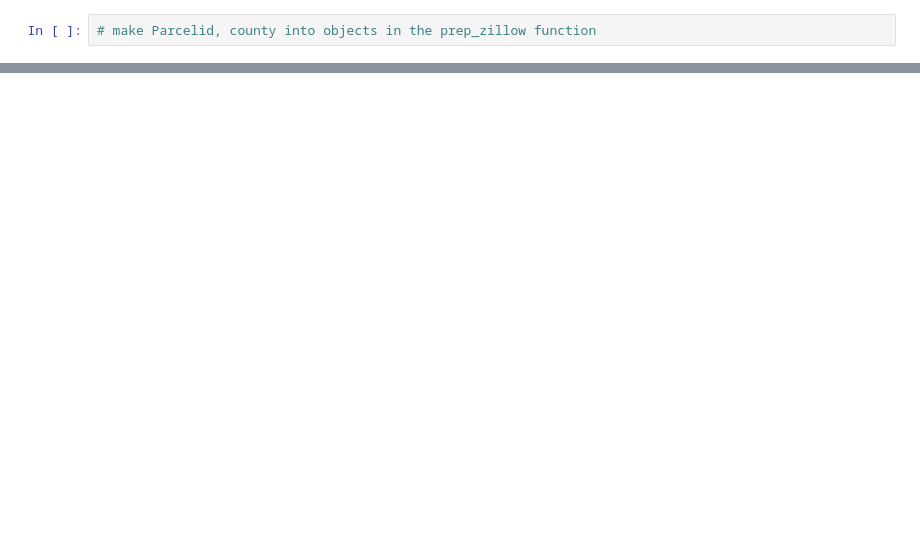
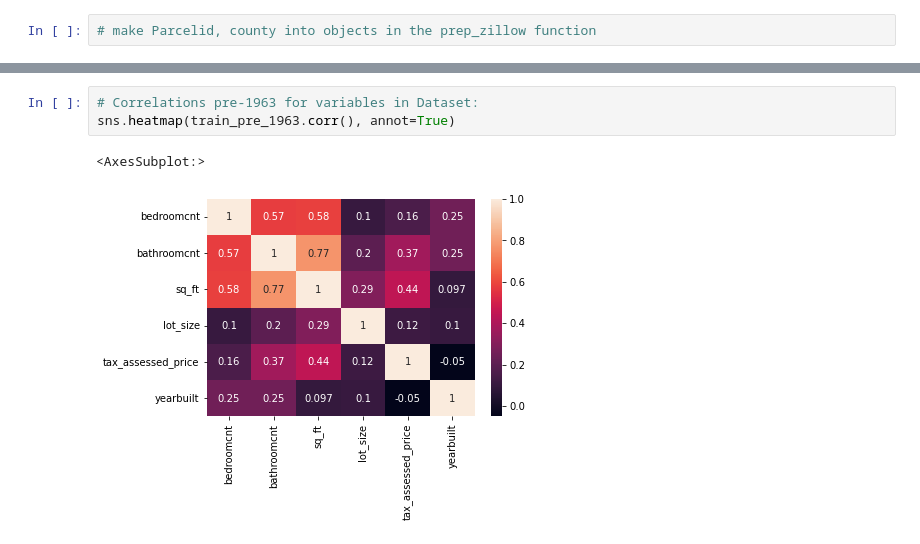
Before and after one commit to fred-lindsey/projects, a Jupyter notebook: zillow_home_price_predictor/scratch_notebook_and_MVP.ipynb, the cells around one changed output, grey strips where cells are left out. Cells and saved outputs as stored; diff of their text form; blank space fills up the shorter version.

```diff
--- a/zillow_home_price_predictor/scratch_notebook_and_MVP.ipynb
+++ b/zillow_home_price_predictor/scratch_notebook_and_MVP.ipynb
@@ -152,0 +374,6 @@ See Full Dataframe in Mito
+# %%
+# Correlations pre-1963 for variables in Dataset:
+sns.heatmap(train_pre_1963.corr(), annot=True)
+# %% [output]
+<AxesSubplot:>
+[figure, added]
```
Also changed, not shown: parts of 112 cells of this notebook, 2 other files.
